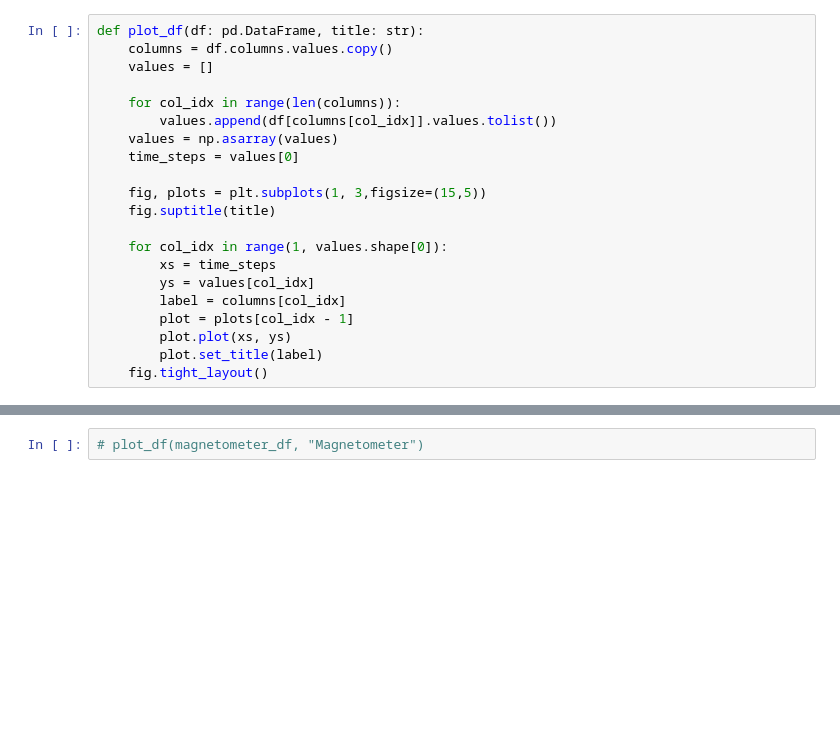
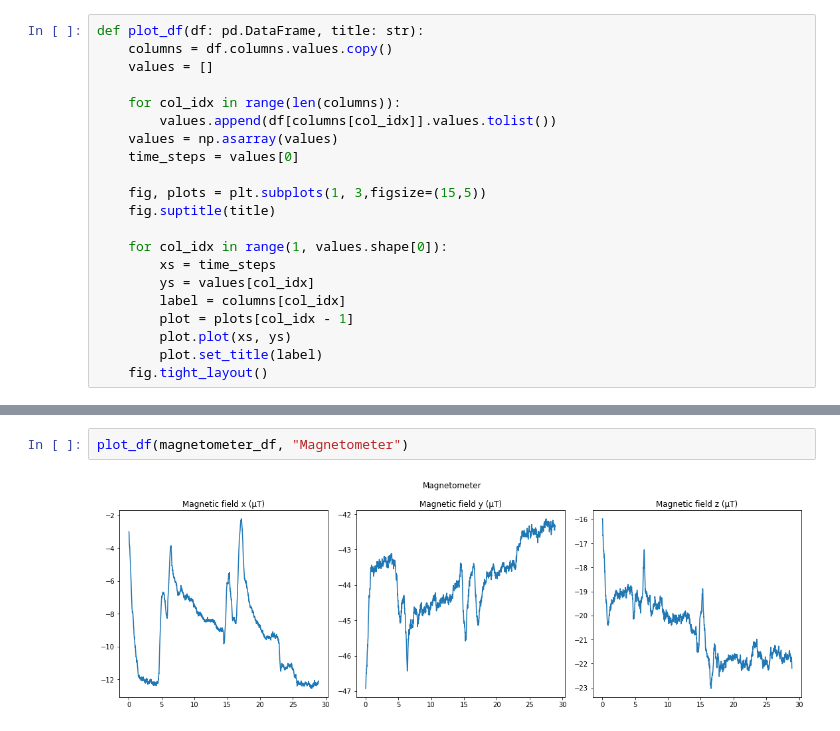
Before and after one commit to joeljacques/AthletIO, a Jupyter notebook: playground.ipynb, the cells around one changed output, grey strips where cells are left out. Drawn from its saved outputs; the diff is of its cells as text; blank space fills up the shorter version.

```diff
--- a/playground.ipynb
+++ b/playground.ipynb
@@ -61,2 +67,4 @@ def plot_df(df: pd.DataFrame, title: str):
 # %%
-# plot_df(magnetometer_df, "Magnetometer")
+plot_df(magnetometer_df, "Magnetometer")
+# %% [output]
+[figure, added]
```
Also changed, not shown: parts of 3 cells of this notebook, 4 other files.
